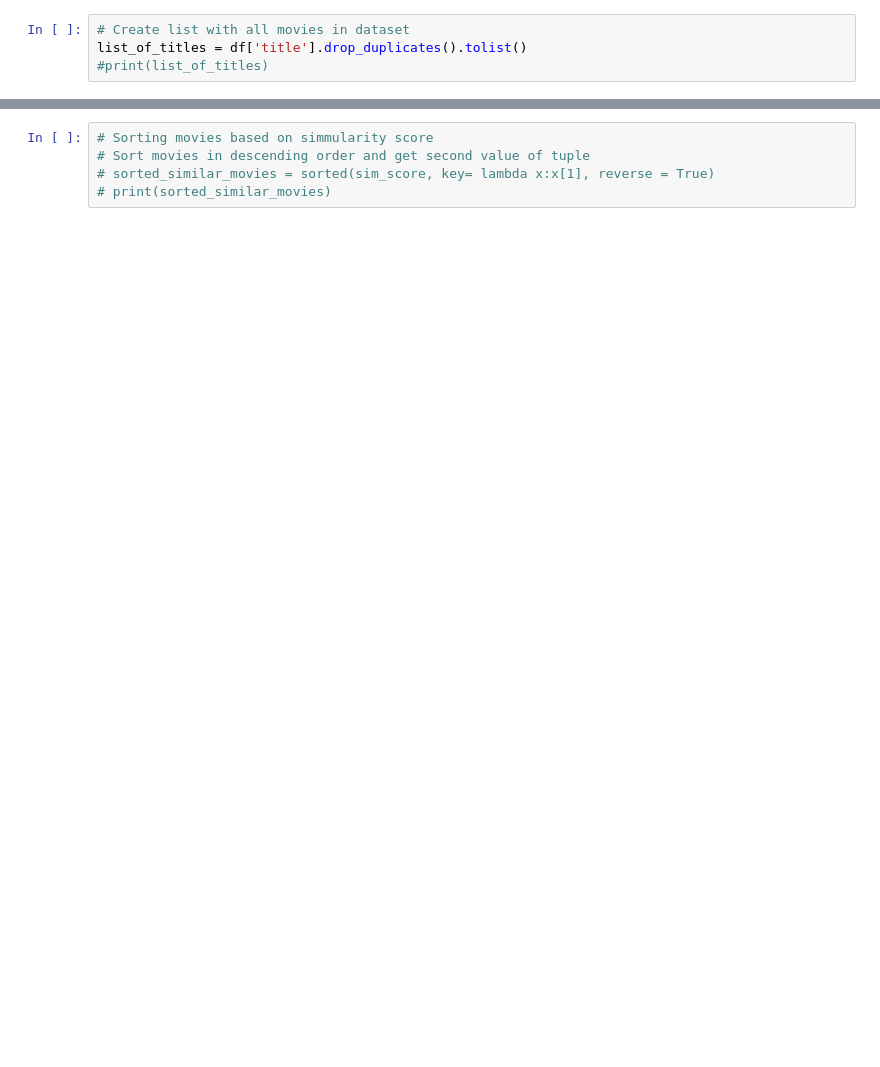
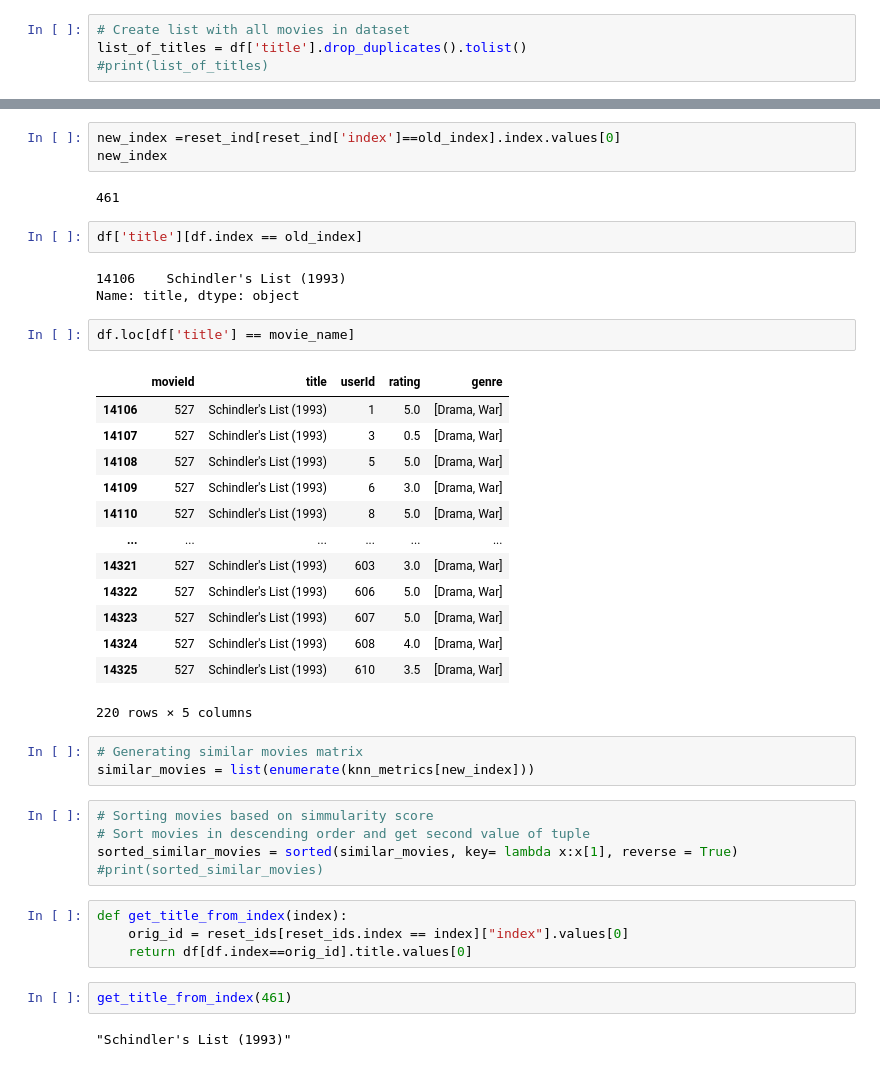
Before and after one commit to ahing/netflix-recommendation-system, a Jupyter notebook: Recommendation_system.ipynb, the cells around one changed output, grey strips where cells are left out. Cells and saved outputs as stored; diff of their text form; blank space fills up the shorter version.

```diff
--- a/Recommendation_system.ipynb
+++ b/Recommendation_system.ipynb
@@ -642,7 +679,44 @@ print(closest_match)
+# %%
+new_index =reset_ind[reset_ind['index']==old_index].index.values[0]
+new_index
+# %% [output]
+461
+# %%
+df['title'][df.index == old_index]
+# %% [output]
+14106    Schindler's List (1993)
+Name: title, dtype: object
+# %%
+df.loc[df['title'] == movie_name]
+# %% [output]
+|  | movieId | title | userId | rating | genre |
+| 14106 | 527 | Schindler's List (1993) | 1 | 5.0 | [Drama, War] |
+| 14107 | 527 | Schindler's List (1993) | 3 | 0.5 | [Drama, War] |
+| 14108 | 527 | Schindler's List (1993) | 5 | 5.0 | [Drama, War] |
+| 14109 | 527 | Schindler's List (1993) | 6 | 3.0 | [Drama, War] |
+| 14110 | 527 | Schindler's List (1993) | 8 | 5.0 | [Drama, War] |
+| ... | ... | ... | ... | ... | ... |
+| 14321 | 527 | Schindler's List (1993) | 603 | 3.0 | [Drama, War] |
+| 14322 | 527 | Schindler's List (1993) | 606 | 5.0 | [Drama, War] |
+| 14323 | 527 | Schindler's List (1993) | 607 | 5.0 | [Drama, War] |
+| 14324 | 527 | Schindler's List (1993) | 608 | 4.0 | [Drama, War] |
+| 14325 | 527 | Schindler's List (1993) | 610 | 3.5 | [Drama, War] |
+220 rows × 5 columns
+# %%
+# Generating similar movies matrix
+similar_movies = list(enumerate(knn_metrics[new_index]))
 # %%
 # Sorting movies based on simmularity score
 # Sort movies in descending order and get second value of tuple
-# sorted_similar_movies = sorted(sim_score, key= lambda x:x[1], reverse = True)
-# print(sorted_similar_movies)
+sorted_similar_movies = sorted(similar_movies, key= lambda x:x[1], reverse = True)
+#print(sorted_similar_movies)
+# %%
+def get_title_from_index(index):
+    orig_id = reset_ids[reset_ids.index == index]["index"].values[0]
+    return df[df.index==orig_id].title.values[0]
+# %%
+get_title_from_index(461)
+# %% [output]
+"Schindler's List (1993)"
 # %%
 # Print the name of similar movies based on index
```
Also changed, not shown: parts of 76 cells of this notebook.
